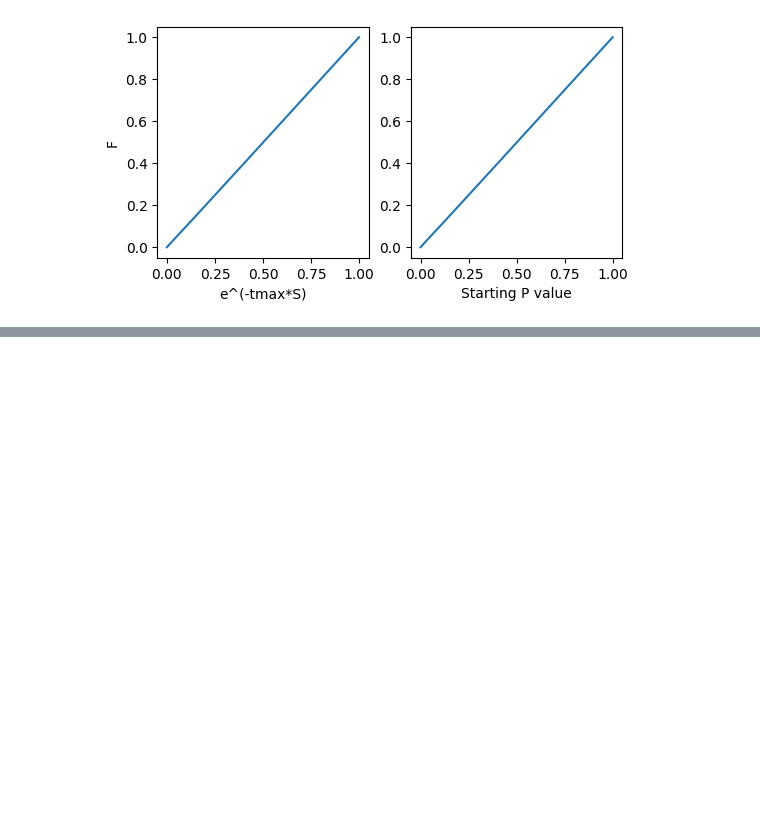
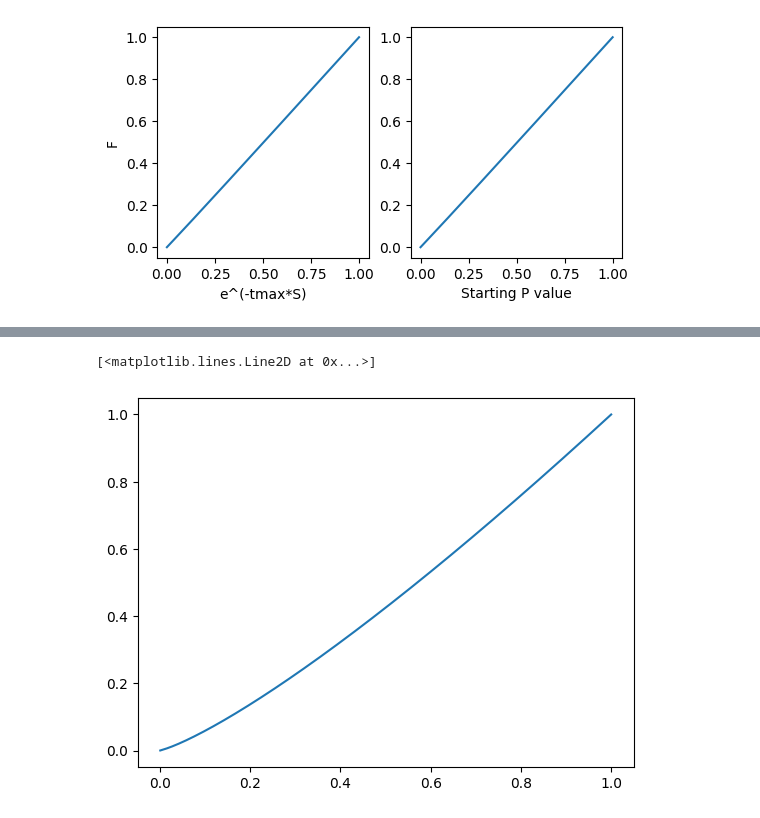
Before and after one commit to advil4rent/frasier, a Jupyter notebook: PDE_new.ipynb, the cells around one changed output, grey strips where cells are left out. Saved outputs shown, nothing was run; the diff lists cells and outputs as text; code cells hidden in the pictures; blank space fills up the shorter version.

```diff
--- a/PDE_new.ipynb
+++ b/PDE_new.ipynb
@@ -133,0 +144,5 @@ ax[1].plot(test[1][-1])
+# %%
+plt.plot(test[0][1],test[1][1])
+# %% [output]
+[<matplotlib.lines.Line2D at 0x...>]
+[figure, added]
```
Also changed, not shown: parts of 5 cells of this notebook.
